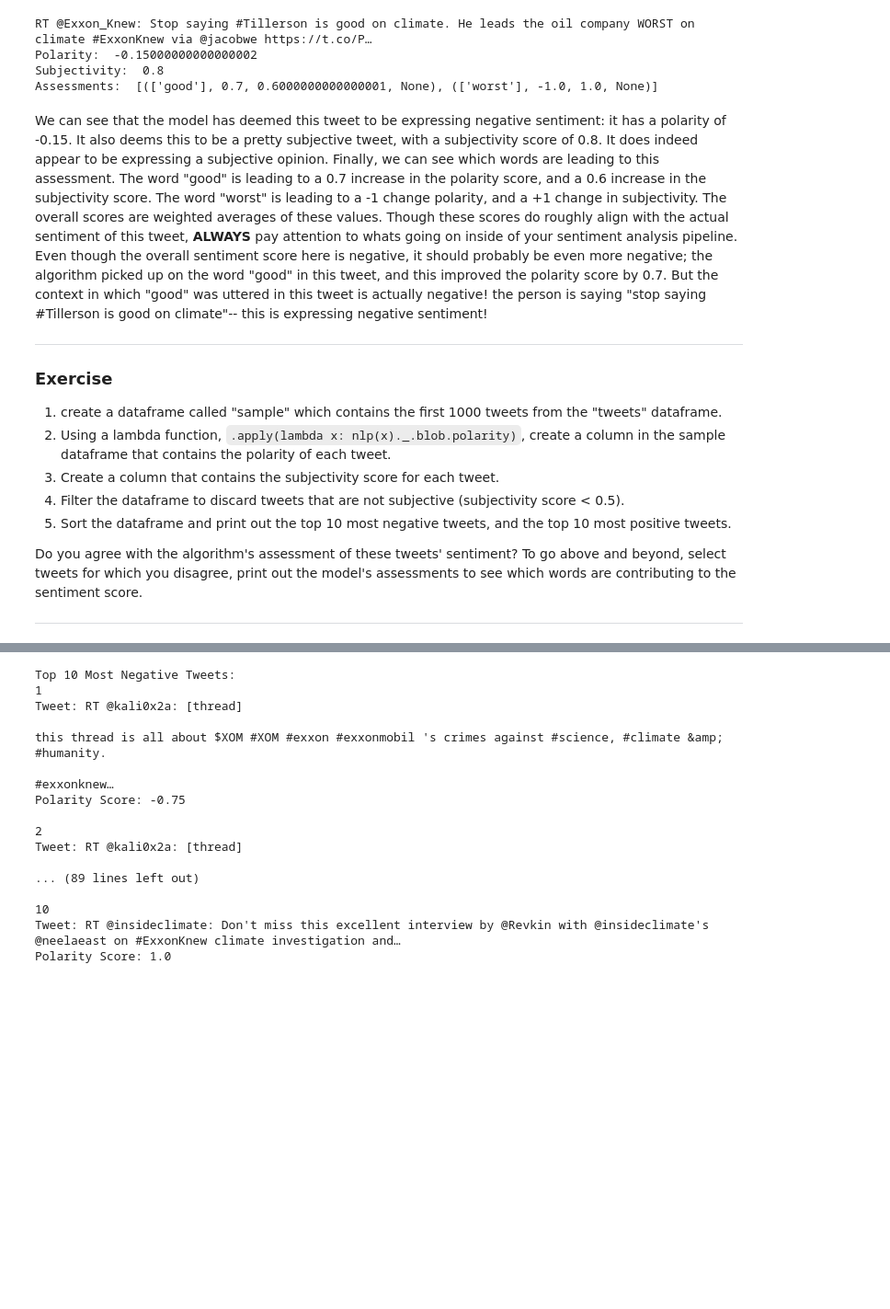
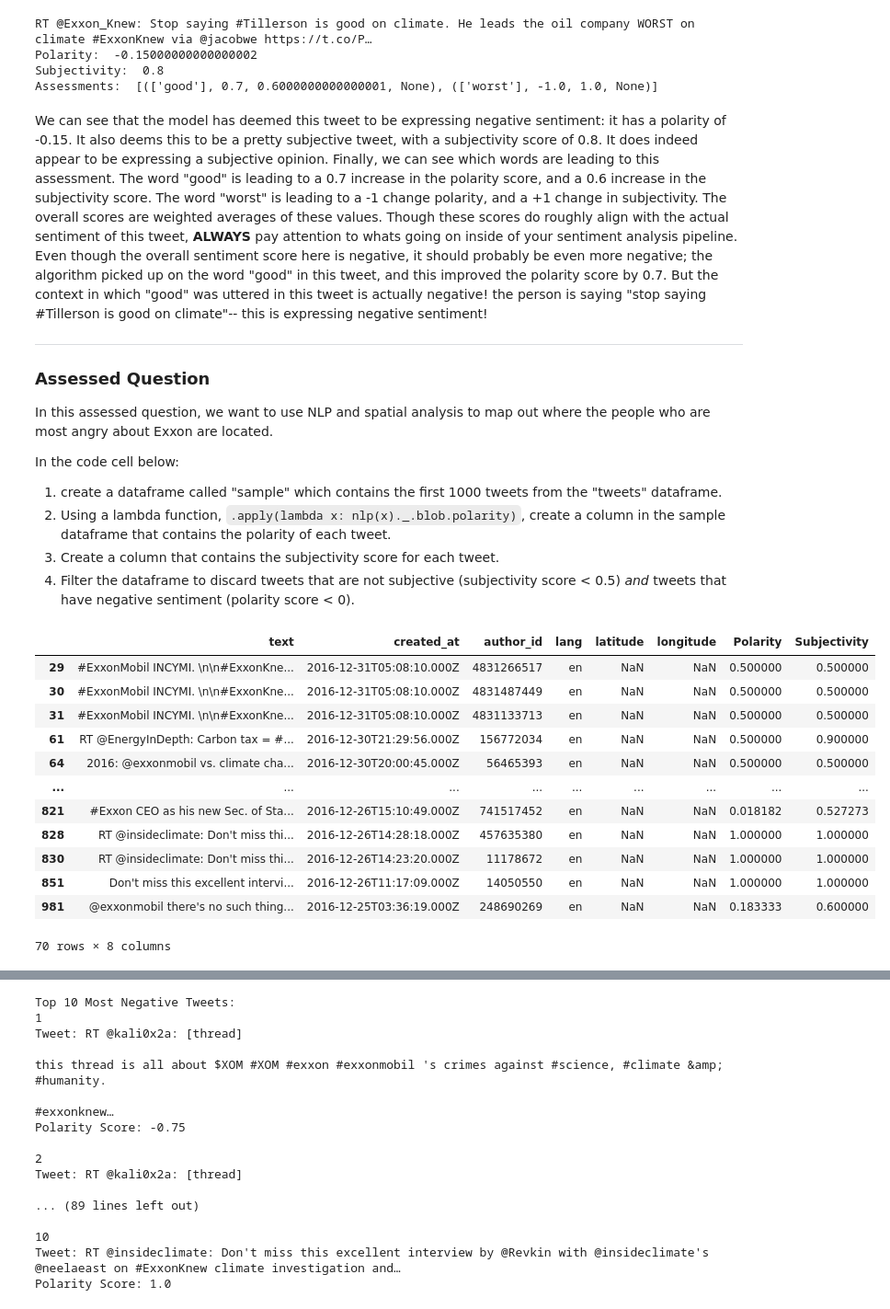
Before and after one commit to asvilla/QM2, a Jupyter notebook: notebooks/W04. Natural Language Processing.ipynb, the cells around one changed output, grey strips where cells are left out. Shown at 92% size. Cells and saved outputs as stored; diff of their text form; code cells hidden in the pictures; blank space fills up the shorter version.

```diff
--- a/notebooks/W04. Natural Language Processing.ipynb
+++ b/notebooks/W04. Natural Language Processing.ipynb
@@ -643,19 +619,40 @@ Assessments:  [(['good'], 0.7, 0.6000000000000001, None), (['worst'], -1.0, 1.0,
 # %% [markdown]
 We can see that the model has deemed this tweet to be expressing negative sentiment: it has a polarity of -0.15. It also deems this to be a pretty subjective tweet, with a subjectivity score of 0.8. It does indeed appear to be expressing a subjective opinion. Finally, we can see which words are leading to this assessment. The word "good" is leading to a 0.7 increase in the polarity score, and a 0.6 increase in the subjectivity score. The word "worst" is leading to a -1 change polarity, and a +1 change in subjectivity. The overall scores are weighted averages of these values. Though these scores do roughly align with the actual sentiment of this tweet, **ALWAYS** pay attention to whats going on inside of your sentiment analysis pipeline. Even though the overall sentiment score here is negative, it should probably be even more negative; the algorithm picked up on the word "good" in this tweet, and this improved the polarity score by 0.7. But the context in which "good" was uttered in this tweet is actually negative! the person is saying "stop saying #Tillerson is good on climate"-- this is expressing negative sentiment!
 
-
-
 ---
 
-### Exercise
+### Assessed Question
+
+In this assessed question, we want to use NLP and spatial analysis to map out where the people who are most angry about Exxon are located.
+
+In the code cell below:
 
 1. create a dataframe called "sample" which contains the first 1000 tweets from the "tweets" dataframe.
 2. Using a lambda function, `.apply(lambda x: nlp(x)._.blob.polarity)`, create a column in the sample dataframe that contains the polarity of each tweet.
 3. Create a column that contains the subjectivity score for each tweet.
-4. Filter the dataframe to discard tweets that are not subjective (subjectivity score < 0.5).
-5. Sort the dataframe and print out the top 10 most negative tweets, and the top 10 most positive tweets.
-
-
-Do you agree with the algorithm's assessment of these tweets' sentiment? To go above and beyond, select tweets for which you disagree, print out the model's assessments to see which words are contributing to the sentiment score.
-
----
+4. Filter the dataframe to discard tweets that are not subjective (subjectivity score < 0.5) *and* tweets that have negative sentiment (polarity score < 0).
+# %%
+#1
+sample = tweets.head(1000).copy()
+#2
+sample['Polarity'] = sample['text'].apply(lambda x: nlp(x)._.blob.polarity)
+#3
+sample['Subjectivity'] = sample['text'].apply(lambda x: nlp(x)._.blob.subjectivity)
+sample[["text",'Polarity','Subjectivity']]
+#4
+sample = sample[(sample['Subjectivity'] >= 0.5) & (sample['Polarity'] >= 0)]
+sample
+# %% [output]
+|  | text | created_at | author_id | lang | latitude | longitude | Polarity | Subjectivity |
+| 29 | #ExxonMobil INCYMI. \n\n#ExxonKne... | 2016-12-31T05:08:10.000Z | 4831266517 | en | NaN | NaN | 0.500000 | 0.500000 |
+| 30 | #ExxonMobil INCYMI. \n\n#ExxonKne... | 2016-12-31T05:08:10.000Z | 4831487449 | en | NaN | NaN | 0.500000 | 0.500000 |
+| 31 | #ExxonMobil INCYMI. \n\n#ExxonKne... | 2016-12-31T05:08:10.000Z | 4831133713 | en | NaN | NaN | 0.500000 | 0.500000 |
+| 61 | RT @EnergyInDepth: Carbon tax = #... | 2016-12-30T21:29:56.000Z | 156772034 | en | NaN | NaN | 0.500000 | 0.900000 |
+| 64 | 2016: @exxonmobil vs. climate cha... | 2016-12-30T20:00:45.000Z | 56465393 | en | NaN | NaN | 0.500000 | 0.500000 |
+| ... | ... | ... | ... | ... | ... | ... | ... | ... |
+| 821 | #Exxon CEO as his new Sec. of Sta... | 2016-12-26T15:10:49.000Z | 741517452 | en | NaN | NaN | 0.018182 | 0.527273 |
+| 828 | RT @insideclimate: Don't miss thi... | 2016-12-26T14:28:18.000Z | 457635380 | en | NaN | NaN | 1.000000 | 1.000000 |
+| 830 | RT @insideclimate: Don't miss thi... | 2016-12-26T14:23:20.000Z | 11178672 | en | NaN | NaN | 1.000000 | 1.000000 |
+| 851 | Don't miss this excellent intervi... | 2016-12-26T11:17:09.000Z | 14050550 | en | NaN | NaN | 1.000000 | 1.000000 |
+| 981 | @exxonmobil there's no such thing... | 2016-12-25T03:36:19.000Z | 248690269 | en | NaN | NaN | 0.183333 | 0.600000 |
+70 rows × 8 columns
```
Also changed, not shown: parts of 9 cells of this notebook.
